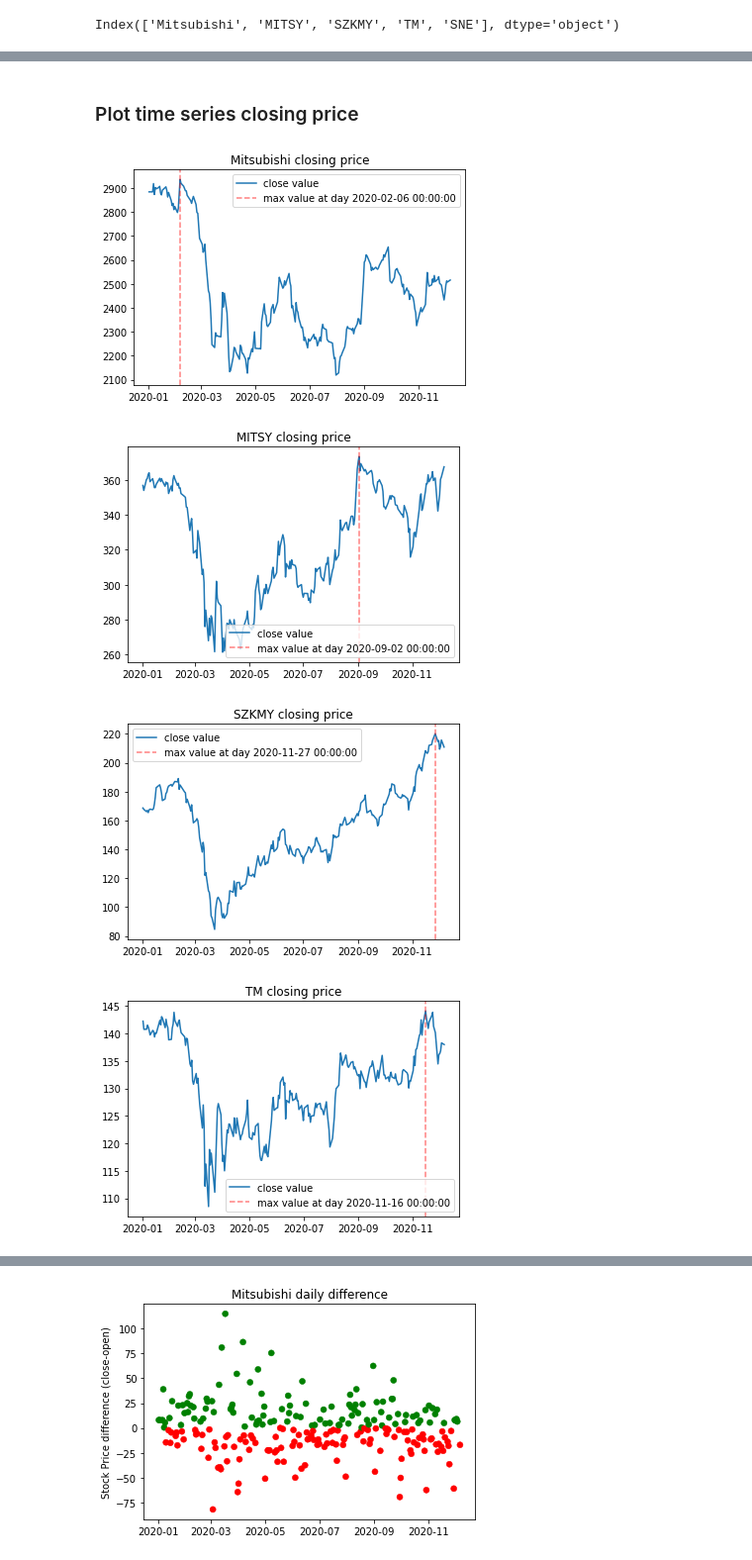
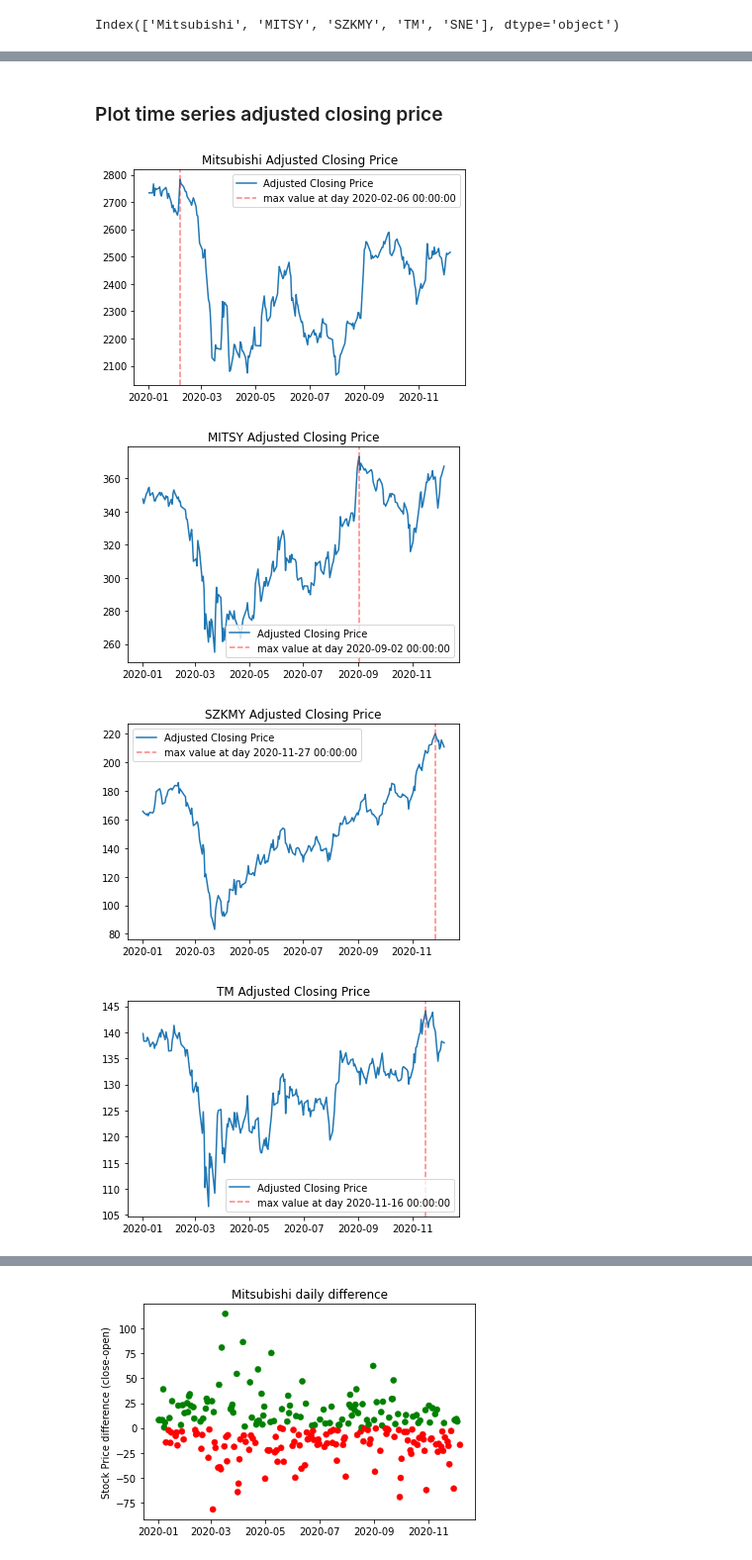
Before and after one commit to anitamezzetti/covid_impact_stocks_volatility, a Jupyter notebook: stock_price_EDA.ipynb, the cells around one changed output, grey strips where cells are left out. Shown at 99% size. Drawn from its saved outputs; the diff is of its cells as text; code cells hidden in the pictures.

```diff
--- a/stock_price_EDA.ipynb
+++ b/stock_price_EDA.ipynb
@@ -170,7 +162,7 @@ corr.style.background_gradient(cmap='coolwarm').set_precision(2)
 # %%
 # order highest mean stocks
 
-highest_mean = datasets['mean_stock'].mean(axis = 0).sort_values(ascending=False) [:5]
+highest_mean = datasets['adj_close'].mean(axis = 0).sort_values(ascending=False) [:5]
 highest_name = highest_mean.keys()
 highest_name
 # %% [output]
@@ -178,23 +181,23 @@ Index(['Mitsubishi', 'MITSY', 'SZKMY', 'TM', 'SNE'], dtype='object')
 # %% [markdown]
-### Plot time series closing price
+### Plot time series adjusted closing price
 # %%
 for name in highest_name:
-    stock_path = datasets['close'][name]
+    stock_path = datasets['adj_close'][name]
 
     # find highest price
     stock_max_date = index[stock_path.idxmax()]
 
     #plot time series
-    plt.plot(index, stock_path, label='close value')
+    plt.plot(index, stock_path, label='Adjusted Closing Price')
     # plot max
     plt.axvline(x=stock_max_date, color='red', linestyle='--', alpha=0.5, label='max value at day {}'.format(stock_max_date))
 
-    title = name + ' closing price'
+    title = name + ' Adjusted Closing Price'
     plt.title(title)
     plt.legend()
     plt.show()
 # %% [output]
-[figure, old version]
+[figure, new version]
-[figure, old version]
+[figure, new version]
-[figure, old version]
+[figure, new version]
-[figure, old version]
+[figure, new version]
```
Also changed, not shown: parts of 26 cells of this notebook.
